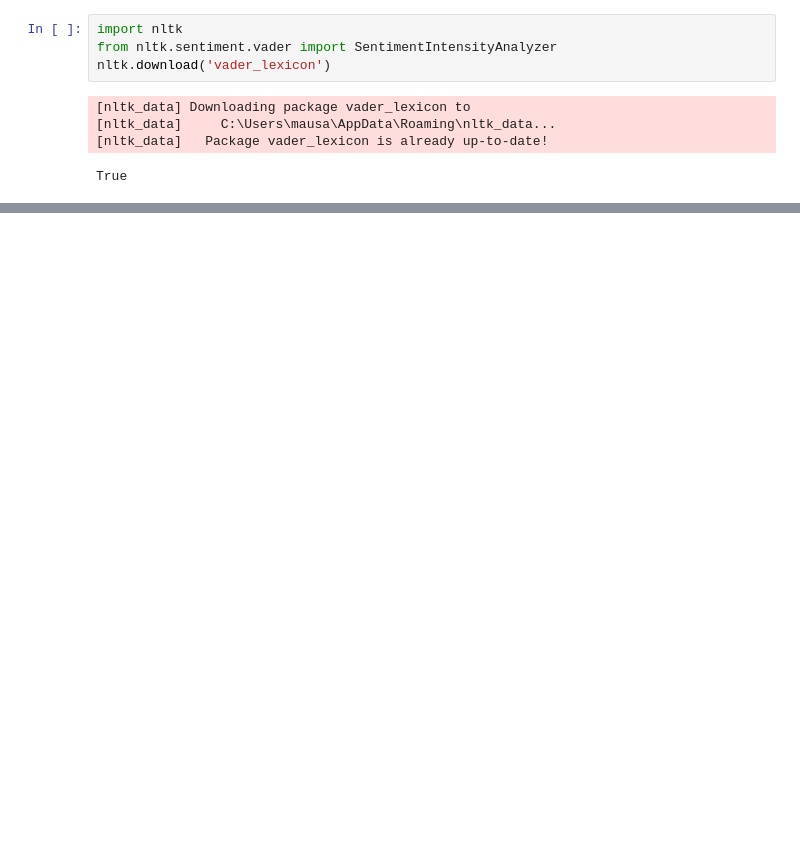
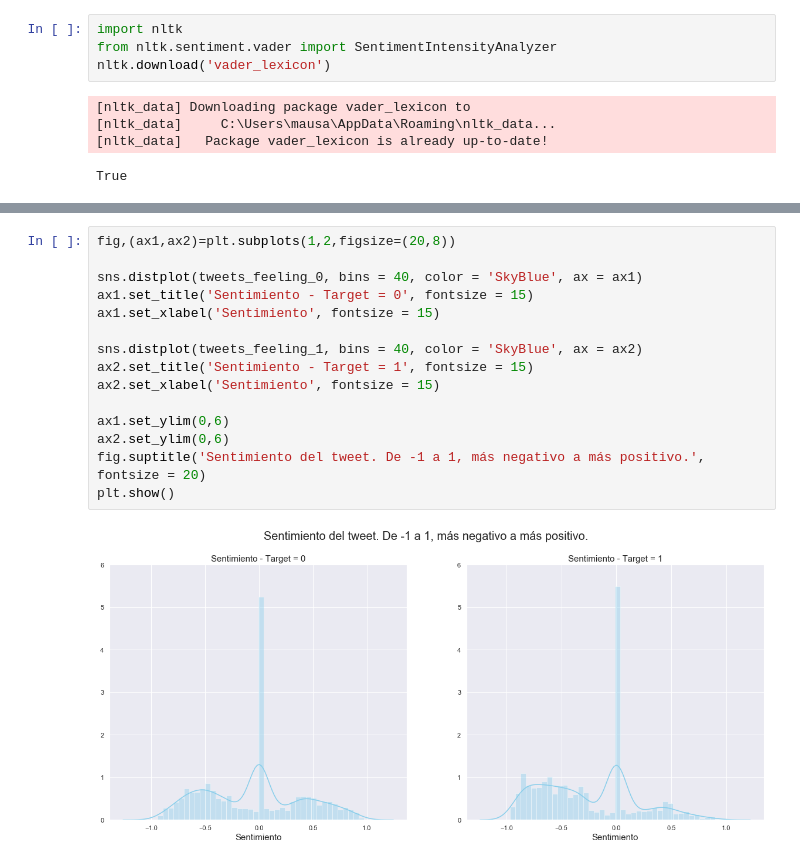
Before and after one commit to milemarchese/OrganizacionDeDatos, a Jupyter notebook: Análisis Exploratorio.ipynb, the cells around one changed output, grey strips where cells are left out. Cells and saved outputs as stored; diff of their text form; blank space fills up the shorter version.

```diff
--- a/Análisis Exploratorio.ipynb
+++ b/Análisis Exploratorio.ipynb
@@ -496,0 +505,17 @@ sia.polarity_scores('shrek is love, shrek is life')['compound']
+# %%
+fig,(ax1,ax2)=plt.subplots(1,2,figsize=(20,8))
+
+sns.distplot(tweets_feeling_0, bins = 40, color = 'SkyBlue', ax = ax1)
+ax1.set_title('Sentimiento - Target = 0', fontsize = 15)
+ax1.set_xlabel('Sentimiento', fontsize = 15)
+
+sns.distplot(tweets_feeling_1, bins = 40, color = 'SkyBlue', ax = ax2)
+ax2.set_title('Sentimiento - Target = 1', fontsize = 15)
+ax2.set_xlabel('Sentimiento', fontsize = 15)
+
+ax1.set_ylim(0,6)
+ax2.set_ylim(0,6)
+fig.suptitle('Sentimiento del tweet. De -1 a 1, más negativo a más positivo.', fontsize = 20)
+plt.show()
+# %% [output]
+[figure, added]
```
Also changed, not shown: parts of 6 cells of this notebook.
